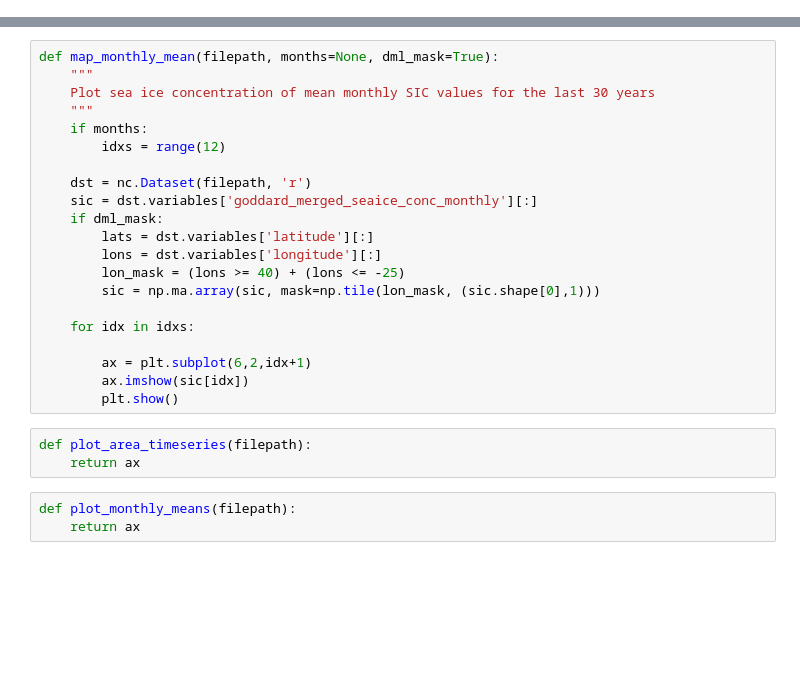
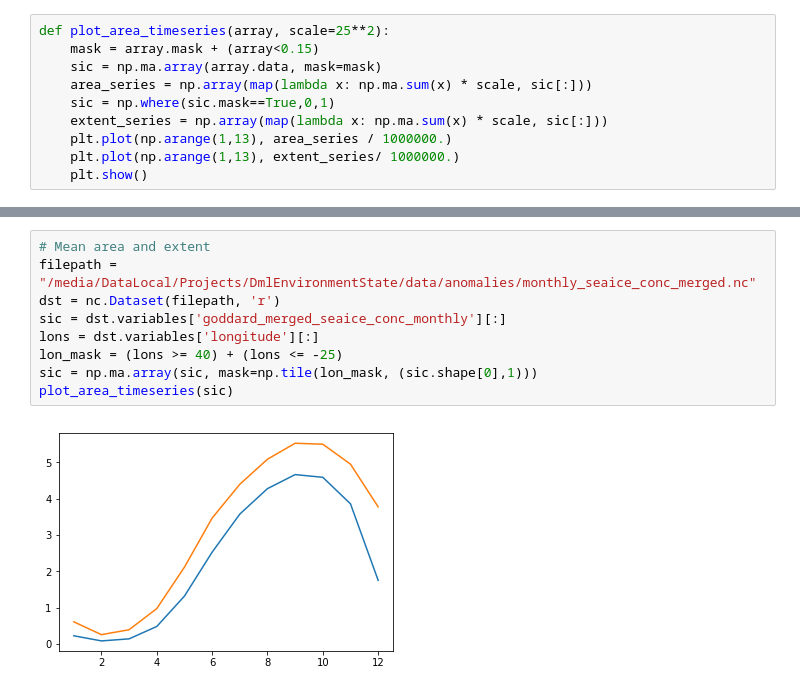
Before and after one commit to npolar/dml-seaice-stats, a Jupyter notebook: notebooks/dml_sic_overview.ipynb, the cells around one changed output, grey strips where cells are left out. Saved outputs shown, nothing was run; the diff lists cells and outputs as text; blank space fills up the shorter version.

Commit message:
added DML SIC plots

```diff
--- a/notebooks/dml_sic_overview.ipynb
+++ b/notebooks/dml_sic_overview.ipynb
@@ -5,0 +161,10 @@ import cartopy
+# %%
+def plot_area_timeseries(array, scale=25**2):
+    mask = array.mask + (array<0.15)
+    sic = np.ma.array(array.data, mask=mask)
+    area_series = np.array(map(lambda x: np.ma.sum(x) * scale, sic[:]))
+    sic = np.where(sic.mask==True,0,1)
+    extent_series = np.array(map(lambda x: np.ma.sum(x) * scale, sic[:]))
+    plt.plot(np.arange(1,13), area_series / 1000000.)
+    plt.plot(np.arange(1,13), extent_series/ 1000000.)
+    plt.show()
@@ -6,27 +219,11 @@ import cartopy
 # %%
-def map_monthly_mean(filepath, months=None, dml_mask=True):
-    """
-    Plot sea ice concentration of mean monthly SIC values for the last 30 years
-    """
-    if months:
-        idxs = range(12)
-
-    dst = nc.Dataset(filepath, 'r')
-    sic = dst.variables['goddard_merged_seaice_conc_monthly'][:]
-    if dml_mask:
-        lats = dst.variables['latitude'][:]
-        lons = dst.variables['longitude'][:]
-        lon_mask = (lons >= 40) + (lons <= -25)
-        sic = np.ma.array(sic, mask=np.tile(lon_mask, (sic.shape[0],1)))
-
-    for idx in idxs:
-
-        ax = plt.subplot(6,2,idx+1)
-        ax.imshow(sic[idx])
-        plt.show()
+# Mean area and extent
+filepath = "/media/DataLocal/Projects/DmlEnvironmentState/data/anomalies/monthly_seaice_conc_merged.nc"
+dst = nc.Dataset(filepath, 'r')
+sic = dst.variables['goddard_merged_seaice_conc_monthly'][:]
+lons = dst.variables['longitude'][:]
+lon_mask = (lons >= 40) + (lons <= -25)
+sic = np.ma.array(sic, mask=np.tile(lon_mask, (sic.shape[0],1)))
+plot_area_timeseries(sic)
+# %% [output]
+[figure, added]
-# %%
-def plot_area_timeseries(filepath):
-    return ax
-# %%
-def plot_monthly_means(filepath):
-    return ax
```
Also changed, not shown: parts of 8 cells of this notebook.
